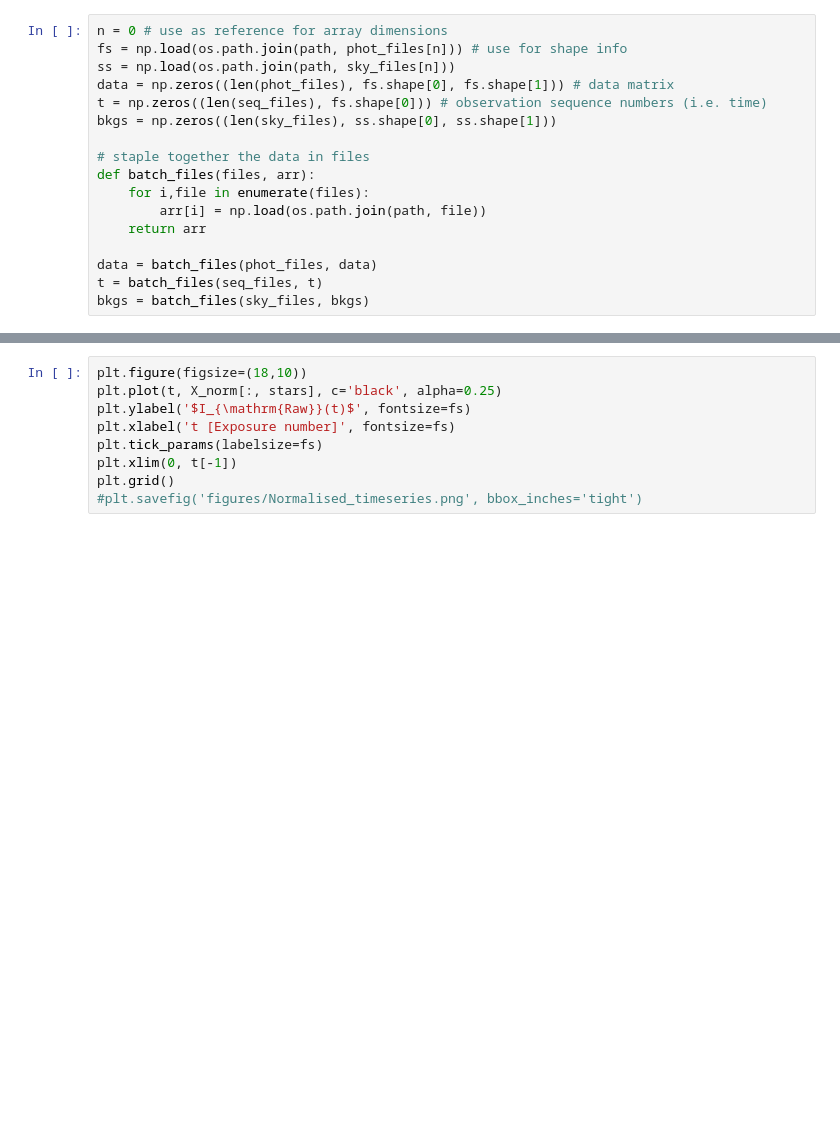
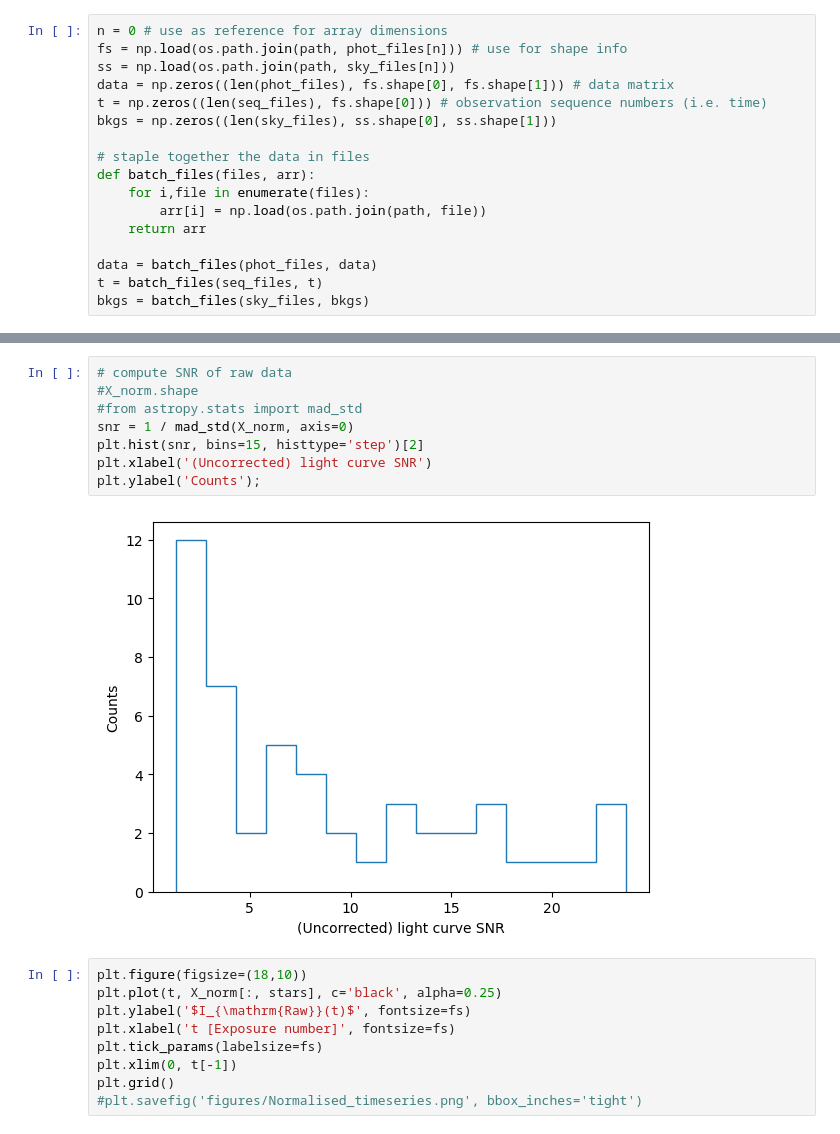
Before and after one commit to jah1994/kinetix_data_system, a Jupyter notebook: mcdonald_event_detection/McDonaldObs_2024_TimeSeries_Analysis.ipynb, the cells around one changed output, grey strips where cells are left out. Saved outputs shown, nothing was run; the diff lists cells and outputs as text; blank space fills up the shorter version.

```diff
--- a/mcdonald_event_detection/McDonaldObs_2024_TimeSeries_Analysis.ipynb
+++ b/mcdonald_event_detection/McDonaldObs_2024_TimeSeries_Analysis.ipynb
@@ -110,3 +110,13 @@ plt.grid();
+# %%
+# compute SNR of raw data
+#X_norm.shape
+#from astropy.stats import mad_std
+snr = 1 / mad_std(X_norm, axis=0)
+plt.hist(snr, bins=15, histtype='step')[2]
+plt.xlabel('(Uncorrected) light curve SNR')
+plt.ylabel('Counts');
+# %% [output]
+[figure, added]
 # %%
 plt.figure(figsize=(18,10))
 plt.plot(t, X_norm[:, stars], c='black', alpha=0.25)
```
Also changed, not shown: parts of 7 cells of this notebook, 6 other files.
